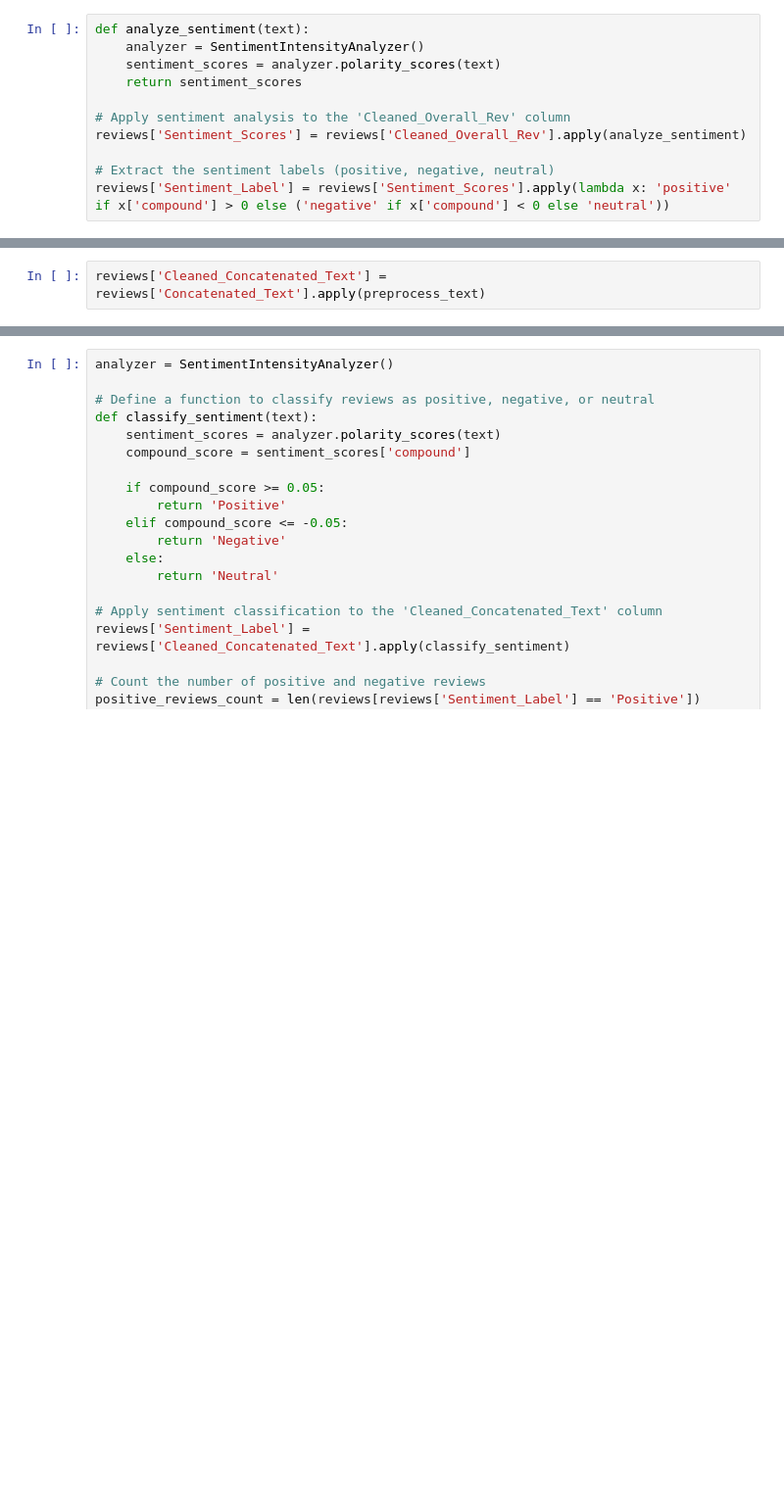
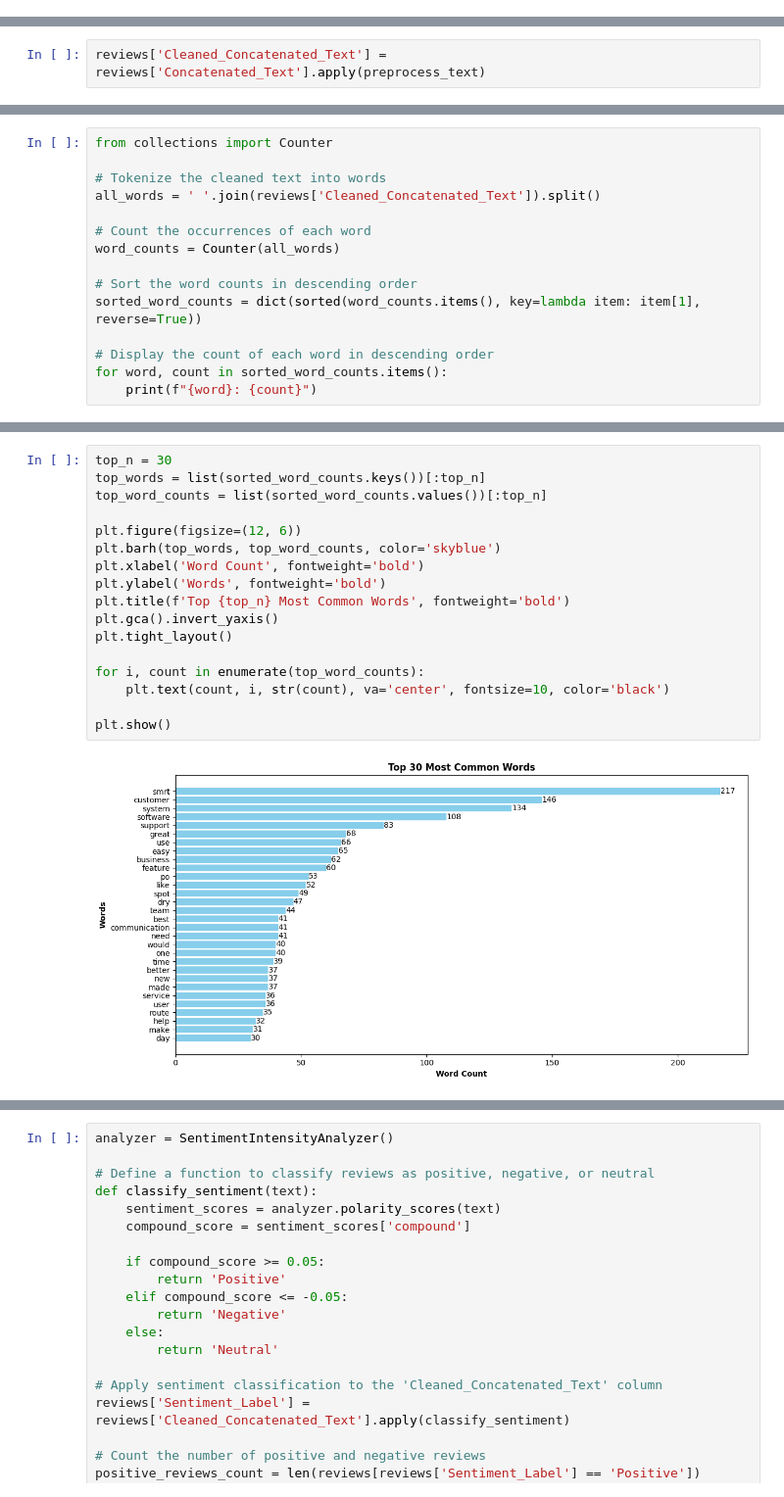
Before and after one commit to ArifAygun/Sentiment-Analysis-SMRT, a Jupyter notebook: SMRT_Statistical_Analysis.ipynb, the cells around one changed output, grey strips where cells are left out. Shown at 98% size. Cells and saved outputs as stored; diff of their text form; blank space fills up the shorter version.

```diff
--- a/SMRT_Statistical_Analysis.ipynb
+++ b/SMRT_Statistical_Analysis.ipynb
@@ -557,11 +567,0 @@ Sentiment analysis helps determine the sentiment (positive, negative, or neutral
-# %%
-def analyze_sentiment(text):
-    analyzer = SentimentIntensityAnalyzer()
-    sentiment_scores = analyzer.polarity_scores(text)
-    return sentiment_scores
-
-# Apply sentiment analysis to the 'Cleaned_Overall_Rev' column
-reviews['Sentiment_Scores'] = reviews['Cleaned_Overall_Rev'].apply(analyze_sentiment)
-
-# Extract the sentiment labels (positive, negative, neutral)
-reviews['Sentiment_Label'] = reviews['Sentiment_Scores'].apply(lambda x: 'positive' if x['compound'] > 0 else ('negative' if x['compound'] < 0 else 'neutral'))
@@ -685,0 +658,15 @@ reviews['Cleaned_Concatenated_Text'] = reviews['Concatenated_Text'].apply(prepro
+# %%
+from collections import Counter
+
+# Tokenize the cleaned text into words
+all_words = ' '.join(reviews['Cleaned_Concatenated_Text']).split()
+
+# Count the occurrences of each word
+word_counts = Counter(all_words)
+
+# Sort the word counts in descending order
+sorted_word_counts = dict(sorted(word_counts.items(), key=lambda item: item[1], reverse=True))
+
+# Display the count of each word in descending order
+for word, count in sorted_word_counts.items():
+    print(f"{word}: {count}")
@@ -685,0 +691,19 @@ reviews['Cleaned_Concatenated_Text'] = reviews['Concatenated_Text'].apply(prepro
+# %%
+top_n = 30
+top_words = list(sorted_word_counts.keys())[:top_n]
+top_word_counts = list(sorted_word_counts.values())[:top_n]
+
+plt.figure(figsize=(12, 6))
+plt.barh(top_words, top_word_counts, color='skyblue')
+plt.xlabel('Word Count', fontweight='bold')
+plt.ylabel('Words', fontweight='bold')
+plt.title(f'Top {top_n} Most Common Words', fontweight='bold')
+plt.gca().invert_yaxis()
+plt.tight_layout()
+
+for i, count in enumerate(top_word_counts):
+    plt.text(count, i, str(count), va='center', fontsize=10, color='black')
+
+plt.show()
+# %% [output]
+[figure, added]
```
Also changed, not shown: parts of 25 cells of this notebook.
